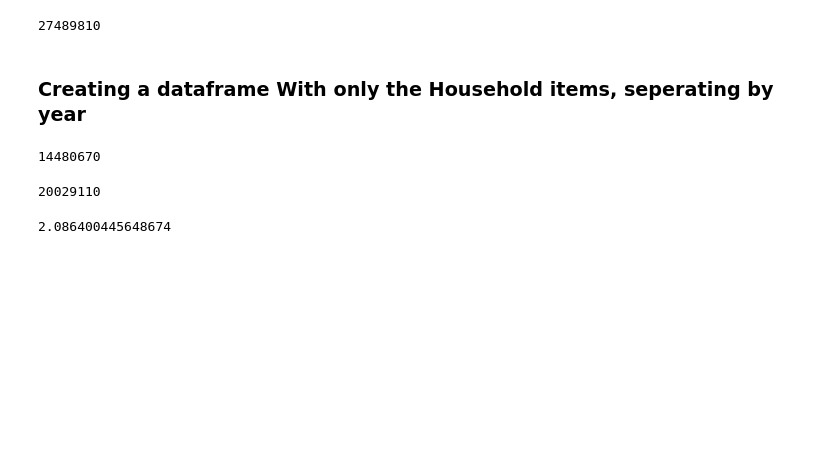
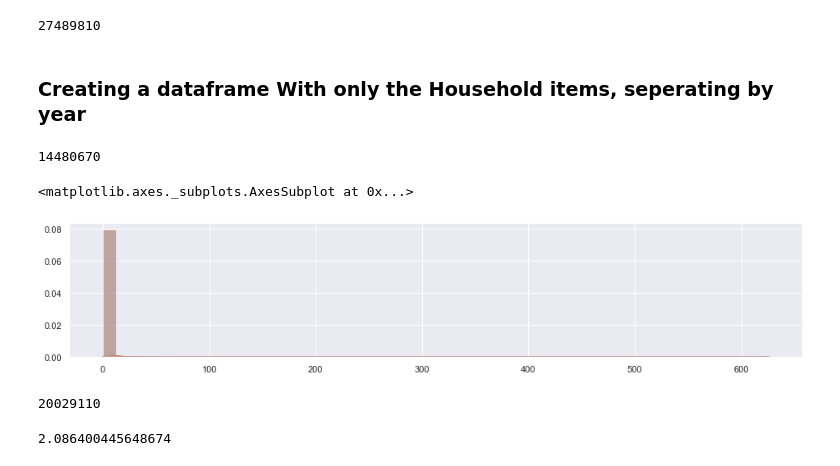
Before and after one commit to akg-23/walmart_sales_analysis, a Jupyter notebook: walmart.ipynb, the cells around one changed output. Cells and saved outputs as stored; diff of their text form; code cells hidden in the pictures; blank space fills up the shorter version.

```diff
--- a/walmart.ipynb
+++ b/walmart.ipynb
@@ -338,6 +525,16 @@ sales_date[sf]['item_id'].count()
 sd.sales.sum()
 # %% [output]
 14480670
+# %%
+sns.set(rc={'figure.figsize': (16,3)})
+sale = sd['sales'].values
+sale
+sns.distplot(sale)
+sns.distplot(sale)
+# plt.axvline(ages_mean,0, 1, color = 'red')
+# %% [output]
+<matplotlib.axes._subplots.AxesSubplot at 0x...>
+[figure, added]
 # %%
 # Total items in the Household category
 sd.item_id.count()
```
Also changed, not shown: parts of 37 cells of this notebook.
